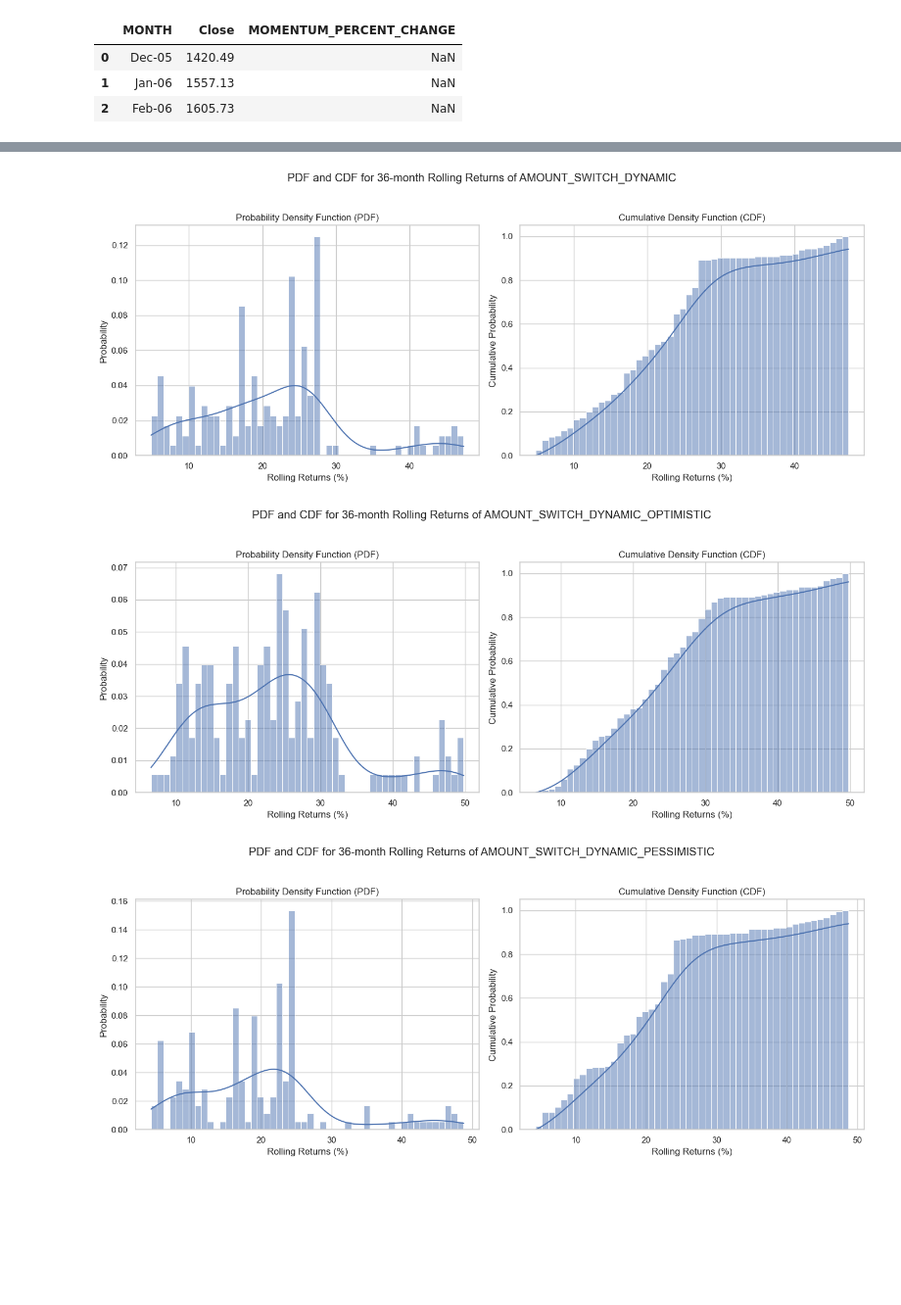
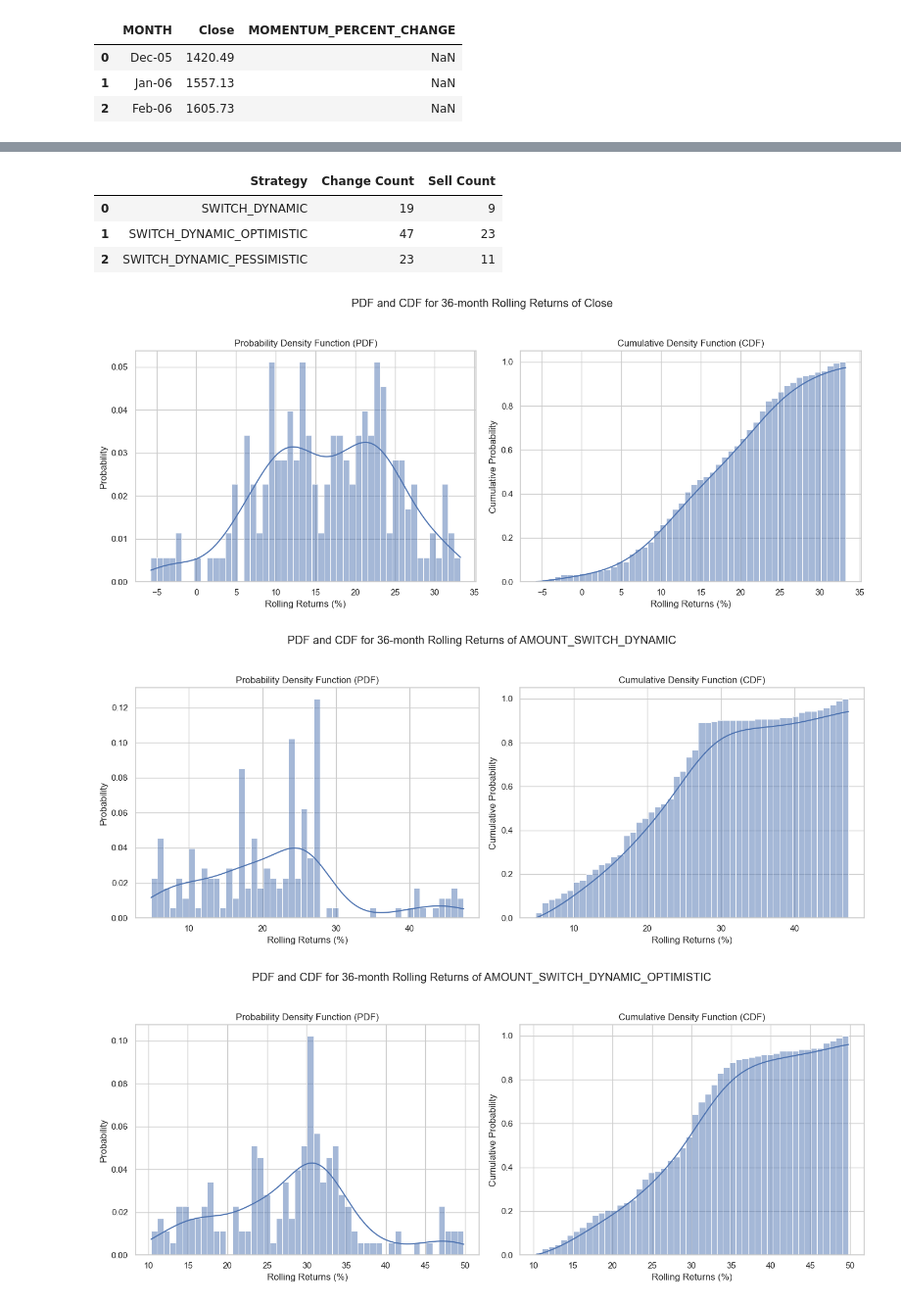
Before and after one commit to NirantK/invest, a Jupyter notebook: nbs/Momentum_Switch_Cash.ipynb, the cells around one changed output, grey strips where cells are left out. Shown at 98% size. Saved outputs shown, nothing was run; the diff lists cells and outputs as text; code cells hidden in the pictures; blank space fills up the shorter version.

```diff
--- a/nbs/Momentum_Switch_Cash.ipynb
+++ b/nbs/Momentum_Switch_Cash.ipynb
@@ -76,10 +94,10 @@ import matplotlib.pyplot as plt
 import seaborn as sns
 
 # Filter out NaN values from the MOMENTUM_PERCENT_CHANGE column for plotting
-filtered_momentum_percent_change = latest_df['MOMENTUM_PERCENT_CHANGE'].dropna()[:-20]
+filtered_momentum_percent_change = latest_df['MOMENTUM_PERCENT_CHANGE'].dropna()[:-60]
 
 # Plot the distribution of the MOMENTUM_PERCENT_CHANGE column
-quantiles = [0.1, 0.25, 0.30, 0.5, 0.75]
+quantiles = [0.1, 0.25, 0.5, 0.75]
 
 # Calculate the quantile values from the 'MOMENTUM_PERCENT_CHANGE' column
 quantile_values = filtered_momentum_percent_change.quantile(quantiles).tolist()
@@ -134,8 +152,8 @@ def switch(latest_df, col_name: str = "SWITCH_DYNAMIC", initial_value: str = 'MO
     return df
 
 switch_df = switch(latest_df=latest_df, col_name="SWITCH_DYNAMIC", initial_value='MOMENTUM', to_cash=-1.96, to_momentum=12.0)
-switch_df = switch(latest_df=switch_df, col_name="SWITCH_DYNAMIC_OPTIMISTIC", initial_value='MOMENTUM', to_cash=0, to_momentum=5.0)
-switch_df = switch(latest_df=switch_df, col_name="SWITCH_DYNAMIC_PESSIMISTIC", initial_value='MOMENTUM', to_cash=5, to_momentum=10.0)
+switch_df = switch(latest_df=switch_df, col_name="SWITCH_DYNAMIC_OPTIMISTIC", initial_value='MOMENTUM', to_cash=2, to_momentum=0)
+switch_df = switch(latest_df=switch_df, col_name="SWITCH_DYNAMIC_PESSIMISTIC", initial_value='MOMENTUM', to_cash=0, to_momentum=12.0)
 switch_df[switch_df.isna().any(axis=1)]
 # %% [output]
 |  | MONTH | Close | MOMENTUM_PERCENT_CHANGE | SWITCH_DYNAMIC | SWITCH_DYNAMIC_OPTIMISTIC | SWITCH_DYNAMIC_PESSIMISTIC |
@@ -232,3 +250,30 @@ amount_df
+# %%
+# number of changes from CASH to MOMENTUM and vice versa
+def change_count(amount_df, strategy: str = 'SWITCH_DYNAMIC'):
+    df = amount_df.copy()
+    df['CHANGE'] = df[strategy].shift(1) != df[strategy]
+    df['CHANGE'] = df['CHANGE'].astype(int)
+    return df['CHANGE'].sum()
+
+# Number of changes from CASH to MOMENTUM
+def sell_count(amount_df, strategy: str = 'SWITCH_DYNAMIC'):
+    df = amount_df.copy()
+    df['CHANGE'] = df[strategy].shift(1) != df[strategy]
+    df['CHANGE'] = df['CHANGE'].astype(int)
+    df['SELL'] = df['CHANGE'] * (df[strategy] == 'CASH')
+    return df['SELL'].sum()
+
+
+pd.DataFrame({
+    'Strategy': ['SWITCH_DYNAMIC', 'SWITCH_DYNAMIC_OPTIMISTIC', 'SWITCH_DYNAMIC_PESSIMISTIC'],
+    'Change Count': [change_count(amount_df, strategy='SWITCH_DYNAMIC'), change_count(amount_df, strategy='SWITCH_DYNAMIC_OPTIMISTIC'), change_count(amount_df, strategy='SWITCH_DYNAMIC_PESSIMISTIC')],
+    'Sell Count': [sell_count(amount_df, strategy='SWITCH_DYNAMIC'), sell_count(amount_df, strategy='SWITCH_DYNAMIC_OPTIMISTIC'), sell_count(amount_df, strategy='SWITCH_DYNAMIC_PESSIMISTIC')]
+})
+# %% [output]
+|  | Strategy | Change Count | Sell Count |
+| 0 | SWITCH_DYNAMIC | 19 | 9 |
+| 1 | SWITCH_DYNAMIC_OPTIMISTIC | 47 | 23 |
+| 2 | SWITCH_DYNAMIC_PESSIMISTIC | 23 | 11 |
 # %%
 amount_df.to_csv("../data/BackTestAmounts.csv", index=False)
 # %%
@@ -247,33 +292,34 @@ def calculate_rolling_returns(df: pd.DataFrame, col_name: str, months: int) -> p
 def plot_pdf_cdf(df: pd.DataFrame, col_name: str, months: int):
     rolling_returns = calculate_rolling_returns(df, col_name, months).dropna()
     total_rolling_windows = len(rolling_returns)
     sns.set(style="whitegrid")
 
     fig, axes = plt.subplots(1, 2, figsize=(14, 6))
     plt.suptitle(f'PDF and CDF for {months}-month Rolling Returns of {col_name}')
 
     # PDF Plot
     sns.histplot(rolling_returns, bins=50, kde=True, stat='probability', ax=axes[0])
     axes[0].set_title('Probability Density Function (PDF)')
     axes[0].set_xlabel('Rolling Returns (%)')
     axes[0].set_ylabel('Probability')
 
     # CDF Plot
     sns.histplot(rolling_returns, bins=50, kde=True, cumulative=True, stat='probability', ax=axes[1])
     axes[1].set_title('Cumulative Density Function (CDF)')
     axes[1].set_xlabel('Rolling Returns (%)')
     axes[1].set_ylabel('Cumulative Probability')
 
     plt.tight_layout(rect=[0, 0.03, 1, 0.95])
     plt.show()
 
 import warnings
 warnings.filterwarnings('ignore')
 
+plot_pdf_cdf(amount_df, 'Close', 36)
 plot_pdf_cdf(amount_df, 'AMOUNT_SWITCH_DYNAMIC', 36)
 plot_pdf_cdf(amount_df, 'AMOUNT_SWITCH_DYNAMIC_OPTIMISTIC', 36)
 plot_pdf_cdf(amount_df, 'AMOUNT_SWITCH_DYNAMIC_PESSIMISTIC', 36)
 # %% [output]
-[figure, old version]
+[figure, new version]
-[figure, old version]
+[figure, new version]
-[figure, old version]
+[figure, new version]
```
Also changed, not shown: parts of 7 cells of this notebook, 1 other file.
